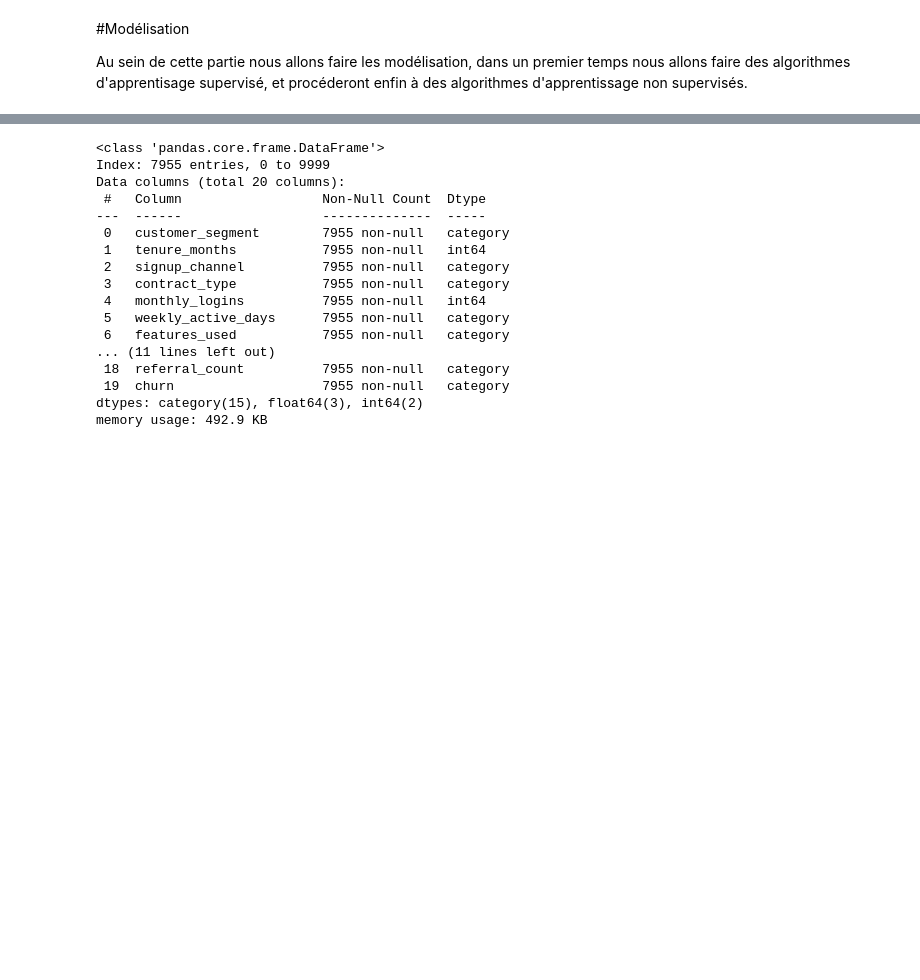
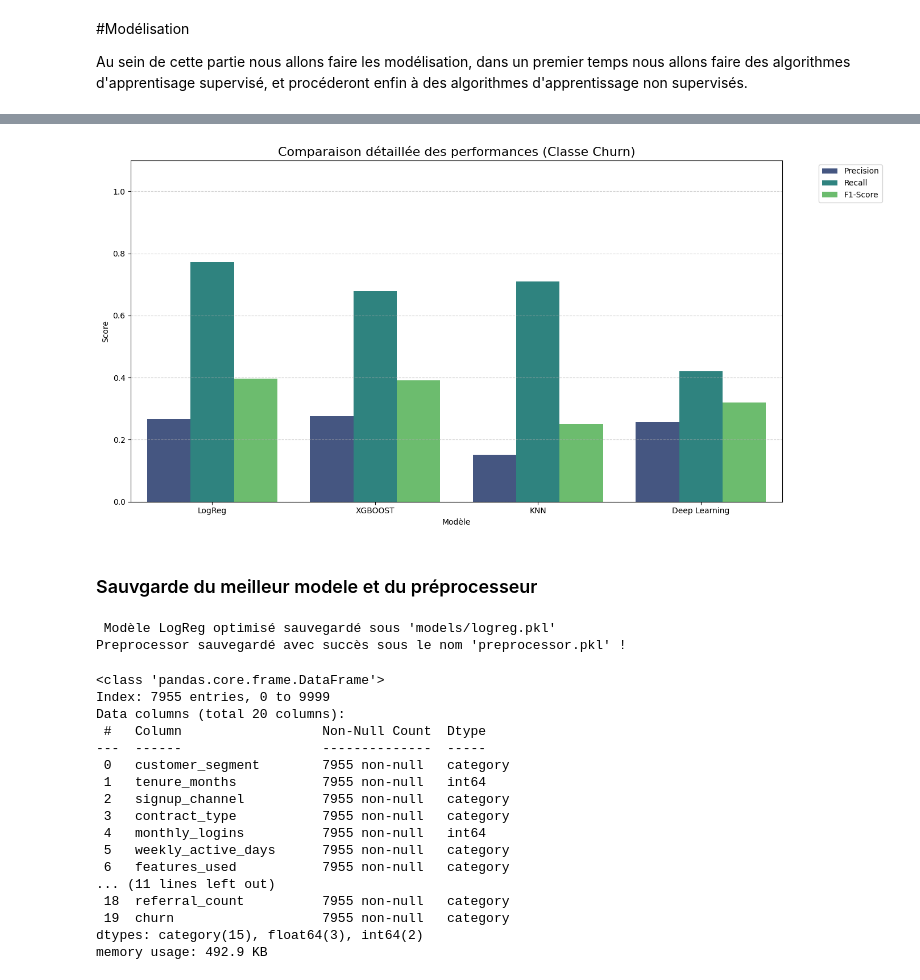
Before and after one commit to thomasripoll91-star/projet_data_science, a Jupyter notebook: eda_notebook_customer.ipynb, the cells around one changed output, grey strips where cells are left out. Saved outputs shown, nothing was run; the diff lists cells and outputs as text; code cells hidden in the pictures; blank space fills up the shorter version.

Commit message:
Amélioration du notebook avec visualisation du meilleur modèle

```diff
--- a/eda_notebook_customer.ipynb
+++ b/eda_notebook_customer.ipynb
@@ -1006,3 +1220,61 @@ weighted avg       0.85      0.90      0.86      1591
+# %%
+import pandas as pd
+import seaborn as sns
+import matplotlib.pyplot as plt
+from sklearn.metrics import classification_report
+
+# 1. Préparation des rapports (Inchangé)
+reports = {
+    'LogReg': classification_report(y_test, y_pred_logreg, output_dict=True),
+    'XGBOOST': classification_report(y_test, y_pred_xgb, output_dict=True),
+    'KNN': classification_report(y_test, y_pred_knn_smote, output_dict=True),
+    'Deep Learning': classification_report(y_test_np, y_pred_np, output_dict=True)
+}
+
+# 2. Extraction avec RÈGLE SPÉCIALE pour gérer '1' ou '1.0'
+data = []
+for model_name, report in reports.items():
+    # Règle spéciale : on cherche '1', si absent on cherche '1.0', si absent on met des zéros
+    stats = report.get('1', report.get('1.0', {'precision': 0, 'recall': 0, 'f1-score': 0, 'support': 0}))
+
+    data.append({
+        'Modèle': model_name,
+        'Precision': stats['precision'],
+        'Recall': stats['recall'],
+        'F1-Score': stats['f1-score']
+    })
+
+# 3. Création du DataFrame et transformation pour Seaborn (format long)
+df_results = pd.DataFrame(data).melt(id_vars='Modèle', var_name='Métrique', value_name='Score')
+
+# 4. Graphique
+plt.figure(figsize=(14, 7))
+sns.barplot(data=df_results, x='Modèle', y='Score', hue='Métrique', palette='viridis')
+
+plt.title('Comparaison détaillée des performances (Classe Churn)', fontsize=16)
+plt.ylim(0, 1.1)
+plt.grid(axis='y', linestyle='--', alpha=0.6)
+plt.legend(bbox_to_anchor=(1.05, 1), loc='upper left')
+plt.tight_layout()
+plt.show()
+# %% [output]
+[figure, added]
+# %% [markdown]
+### Sauvgarde du meilleur modele et du préprocesseur
+# %%
+import joblib
+
+# 1. On sauvegarde (on écrase) l'ancien modèle avec le nouveau modèle optimisé
+joblib.dump(xgb_model, 'models/logreg.pkl')
+print(" Modèle LogReg optimisé sauvegardé sous 'models/logreg.pkl'")
+
+# Sauvegarde de ton pipeline de préparation des données (Le Traducteur)
+joblib.dump(preprocessor, 'models/preprocessor.pkl')
+
+print("Preprocessor sauvegardé avec succès sous le nom 'preprocessor.pkl' !")
+# %% [output]
+ Modèle LogReg optimisé sauvegardé sous 'models/logreg.pkl'
+Preprocessor sauvegardé avec succès sous le nom 'preprocessor.pkl' !
 # %%
 df_cleaned.info()
 # %% [output]
```
Also changed, not shown: parts of 28 cells of this notebook, 3 other files.
